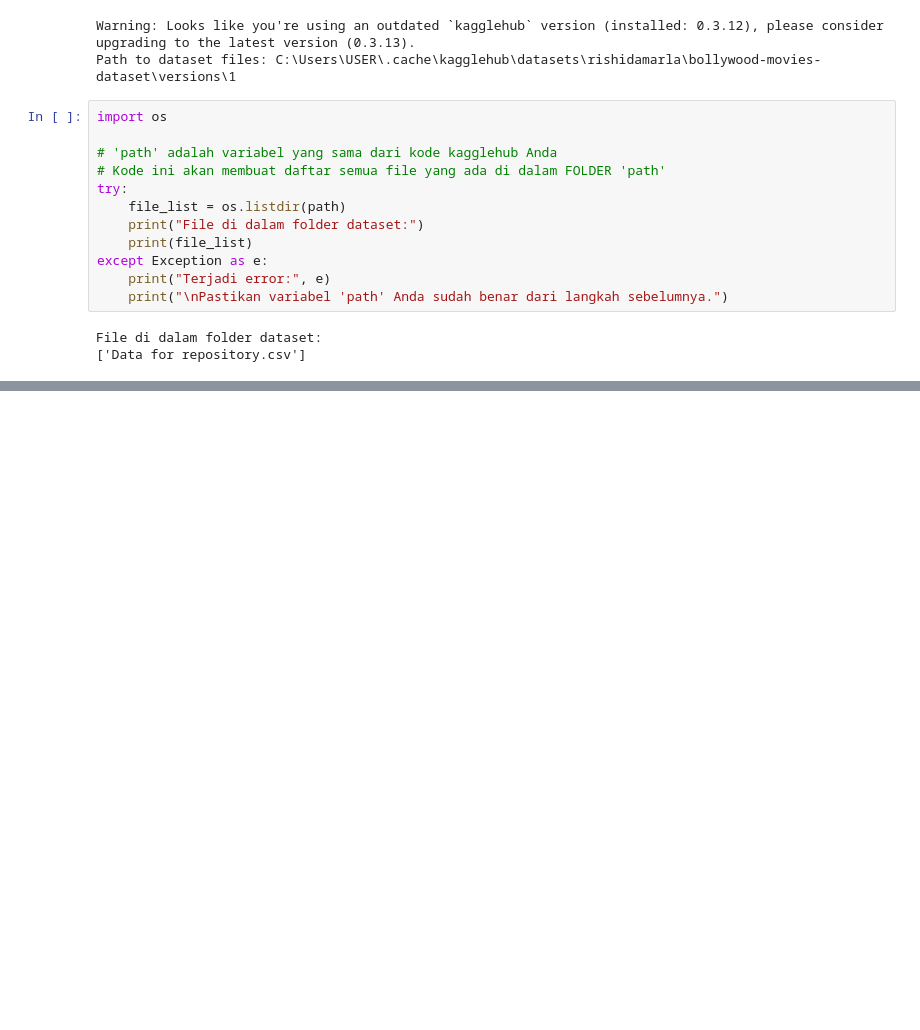
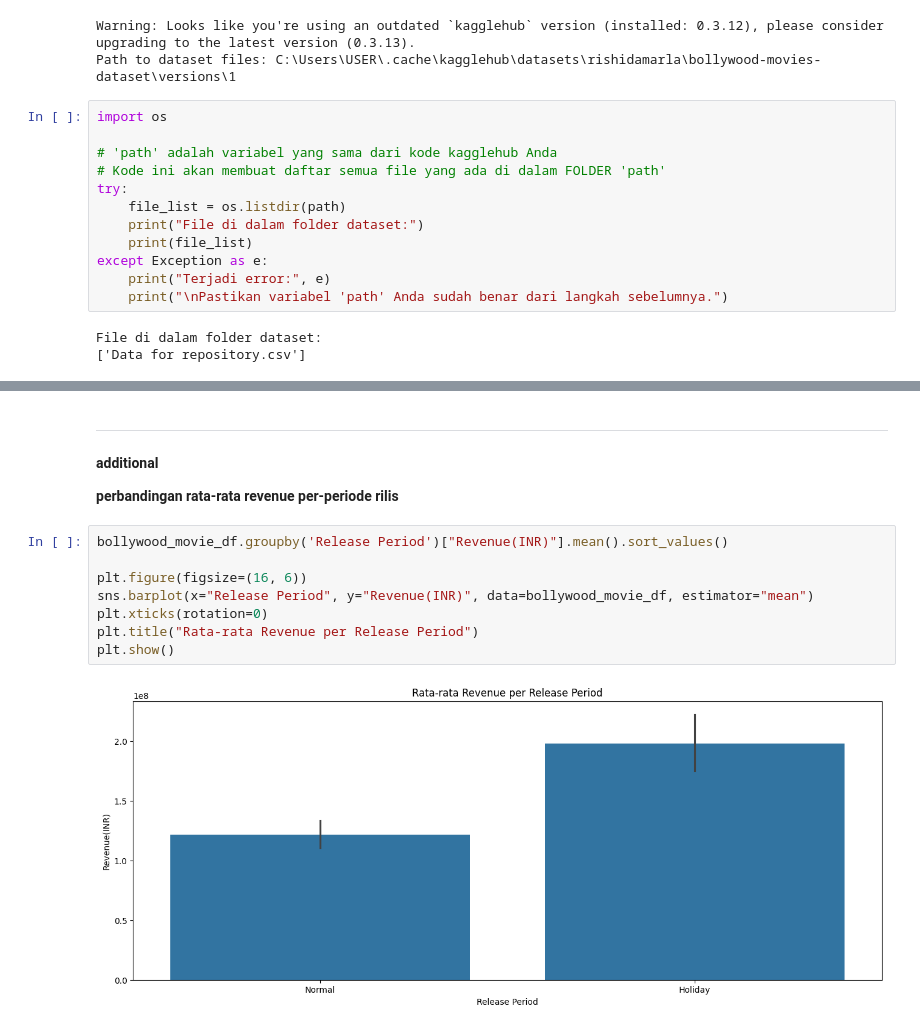
Before and after one commit to Aris0506/Python-Data-Analysis-Project-learning-journey, a Jupyter notebook: 004 Introduction to statistics in python/4Correlation and Experimental Design/mini_project.ipynb, the cells around one changed output, grey strips where cells are left out. Cells and saved outputs as stored; diff of their text form; blank space fills up the shorter version.

```diff
--- a/004 Introduction to statistics in python/4Correlation and Experimental Design/mini_project.ipynb
+++ b/004 Introduction to statistics in python/4Correlation and Experimental Design/mini_project.ipynb
@@ -92,0 +189,16 @@ dtype: int64
+# %% [markdown]
+----
+
+**additional**
+
+**perbandingan rata-rata revenue per-periode rilis**
+# %%
+bollywood_movie_df.groupby('Release Period')["Revenue(INR)"].mean().sort_values()
+
+plt.figure(figsize=(16, 6))
+sns.barplot(x="Release Period", y="Revenue(INR)", data=bollywood_movie_df, estimator="mean")
+plt.xticks(rotation=0)
+plt.title("Rata-rata Revenue per Release Period")
+plt.show()
+# %% [output]
+[figure, added]
```
Also changed, not shown: parts of 9 cells of this notebook, 2 other files.
